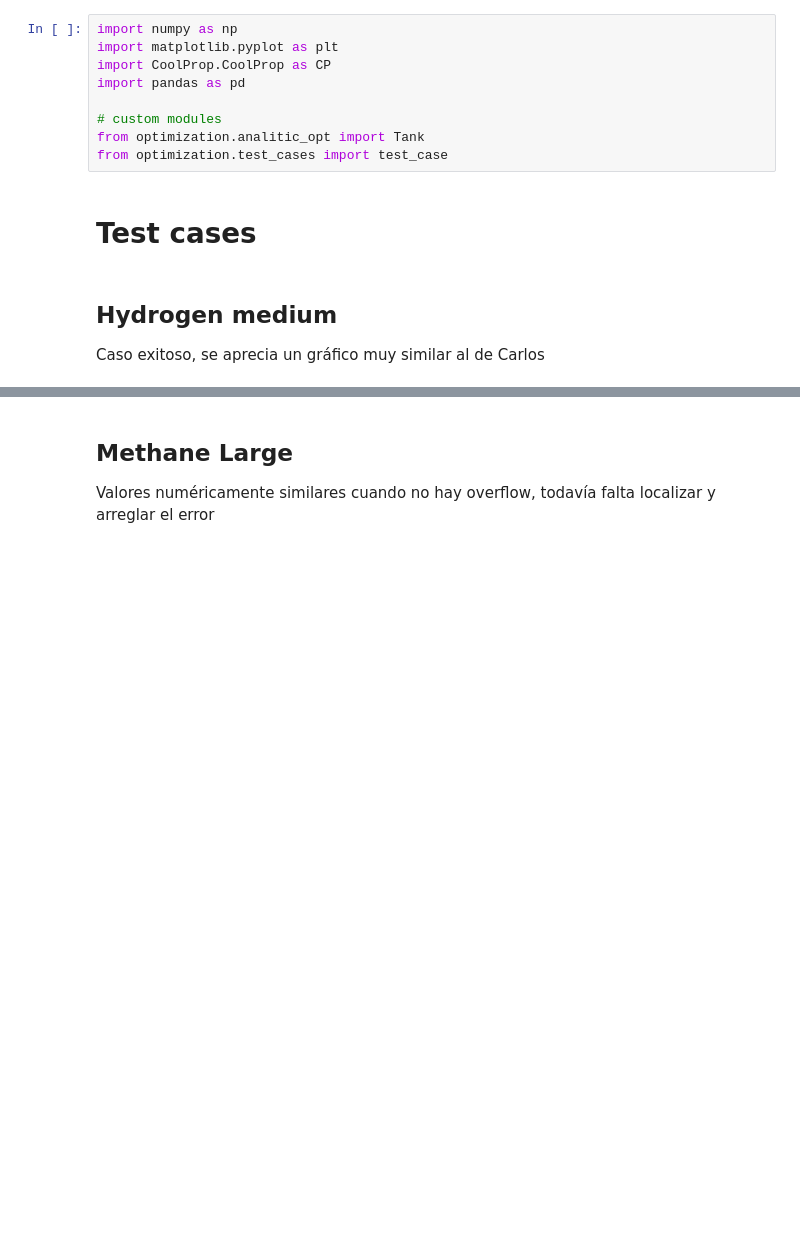
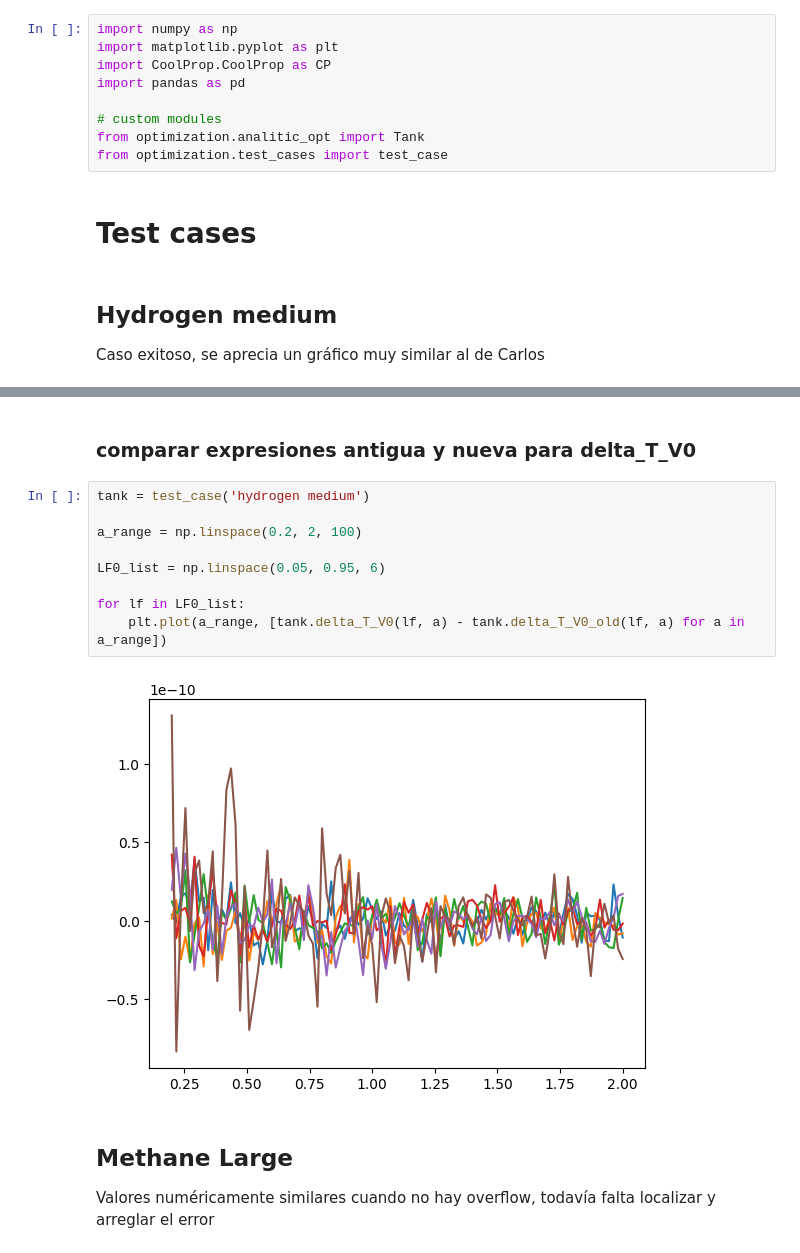
Before and after one commit to kowal-sky/AnaliticOpt, a Jupyter notebook: notebook.ipynb, the cells around one changed output, grey strips where cells are left out. Drawn from its saved outputs; the diff is of its cells as text; blank space fills up the shorter version.

```diff
--- a/notebook.ipynb
+++ b/notebook.ipynb
@@ -25,3 +34,16 @@ tank.plot_BOR_fixLF0(a_range, LF0_list=LF0_list, tf = 3600 * 24 * 30, opts = Tru
+# %% [markdown]
+### comparar expresiones antigua y nueva para delta_T_V0
+# %%
+tank = test_case('hydrogen medium')
+
+a_range = np.linspace(0.2, 2, 100)
+
+LF0_list = np.linspace(0.05, 0.95, 6)
+
+for lf in LF0_list:
+    plt.plot(a_range, [tank.delta_T_V0(lf, a) - tank.delta_T_V0_old(lf, a) for a in a_range])
+# %% [output]
+[figure, added]
 # %% [markdown]
 ## Methane Large
 Valores numéricamente similares cuando no hay overflow, todavía falta localizar y arreglar el error
```
Also changed, not shown: parts of 10 cells of this notebook, 1 other file.
